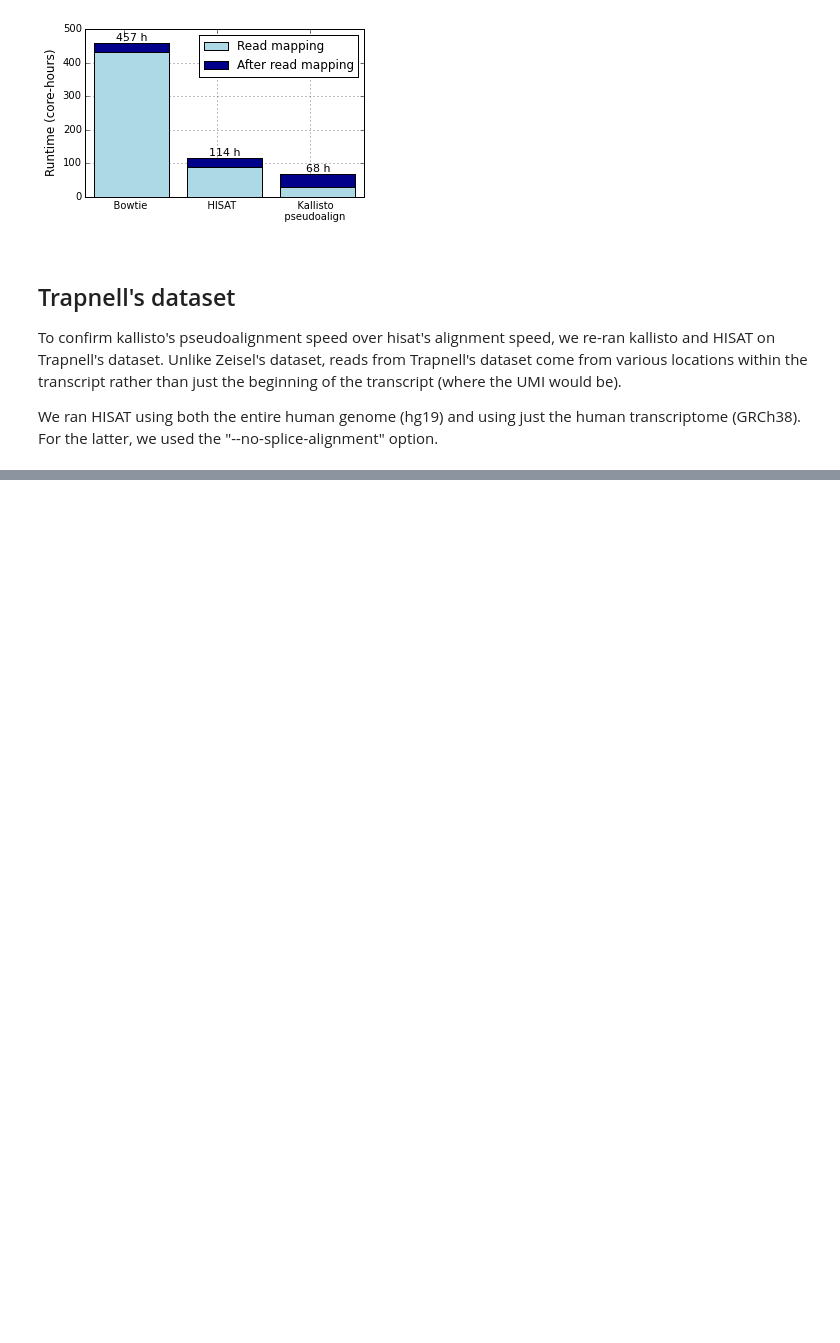
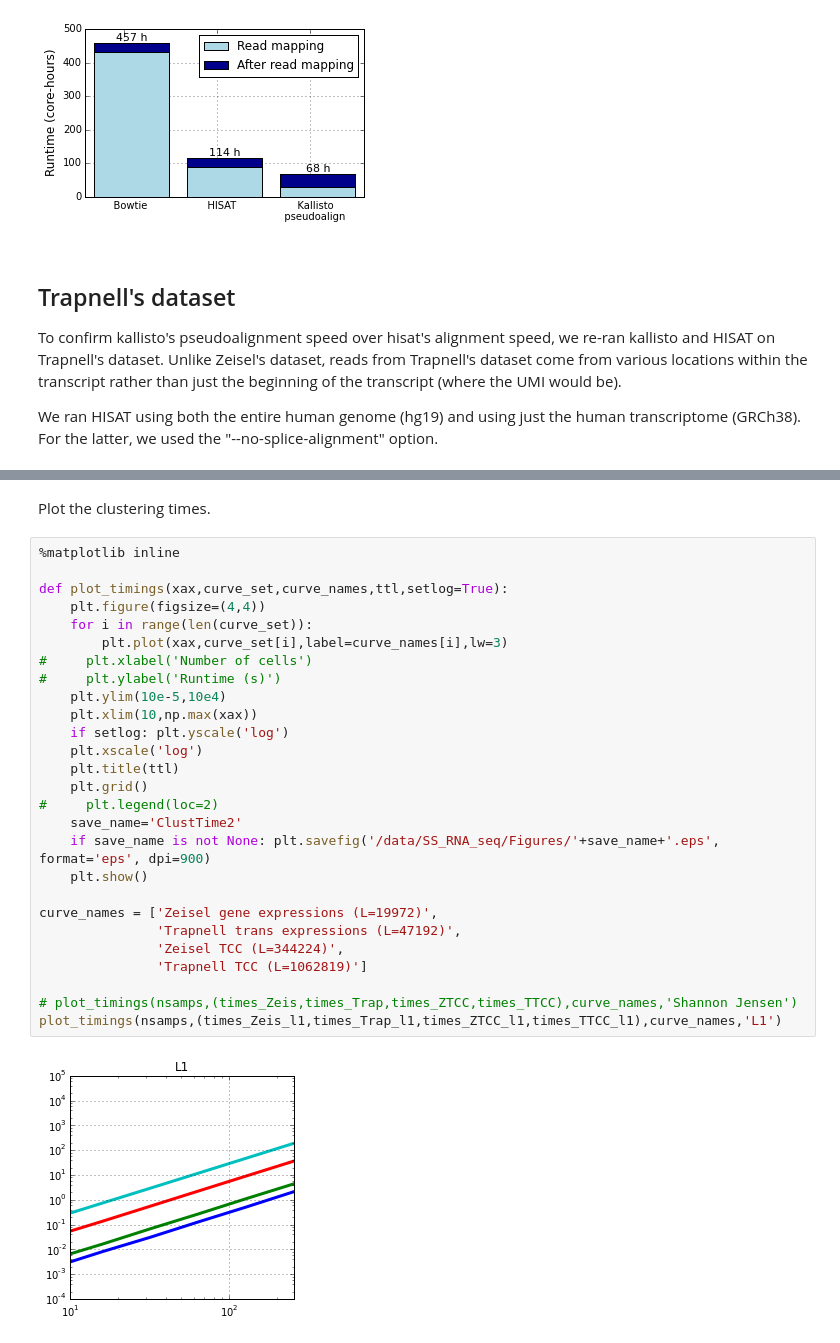
Before and after one commit to govinda-kamath/clustering_on_transcript_compatibility_counts, a Jupyter notebook: Timing_pipeline/Timing_Analysis.ipynb, the cells around one changed output, grey strips where cells are left out. Cells and saved outputs as stored; diff of their text form; blank space fills up the shorter version.

```diff
--- a/Timing_pipeline/Timing_Analysis.ipynb
+++ b/Timing_pipeline/Timing_Analysis.ipynb
@@ -160,0 +275,31 @@ plt.show()
+# %% [markdown]
+Plot the clustering times.
+# %%
+%matplotlib inline
+
+def plot_timings(xax,curve_set,curve_names,ttl,setlog=True):
+    plt.figure(figsize=(4,4))
+    for i in range(len(curve_set)):
+        plt.plot(xax,curve_set[i],label=curve_names[i],lw=3)
+#     plt.xlabel('Number of cells')
+#     plt.ylabel('Runtime (s)')
+    plt.ylim(10e-5,10e4)
+    plt.xlim(10,np.max(xax))
+    if setlog: plt.yscale('log')
+    plt.xscale('log')
+    plt.title(ttl)
+    plt.grid()
+#     plt.legend(loc=2)
+    save_name='ClustTime2'
+    if save_name is not None: plt.savefig('/data/SS_RNA_seq/Figures/'+save_name+'.eps', format='eps', dpi=900)
+    plt.show()
+
+curve_names = ['Zeisel gene expressions (L=19972)',
+               'Trapnell trans expressions (L=47192)',
+               'Zeisel TCC (L=344224)',
+               'Trapnell TCC (L=1062819)']
+
+# plot_timings(nsamps,(times_Zeis,times_Trap,times_ZTCC,times_TTCC),curve_names,'Shannon Jensen')
+plot_timings(nsamps,(times_Zeis_l1,times_Trap_l1,times_ZTCC_l1,times_TTCC_l1),curve_names,'L1')
+# %% [output]
+[figure, added]
```
Also changed, not shown: parts of 7 cells of this notebook.
